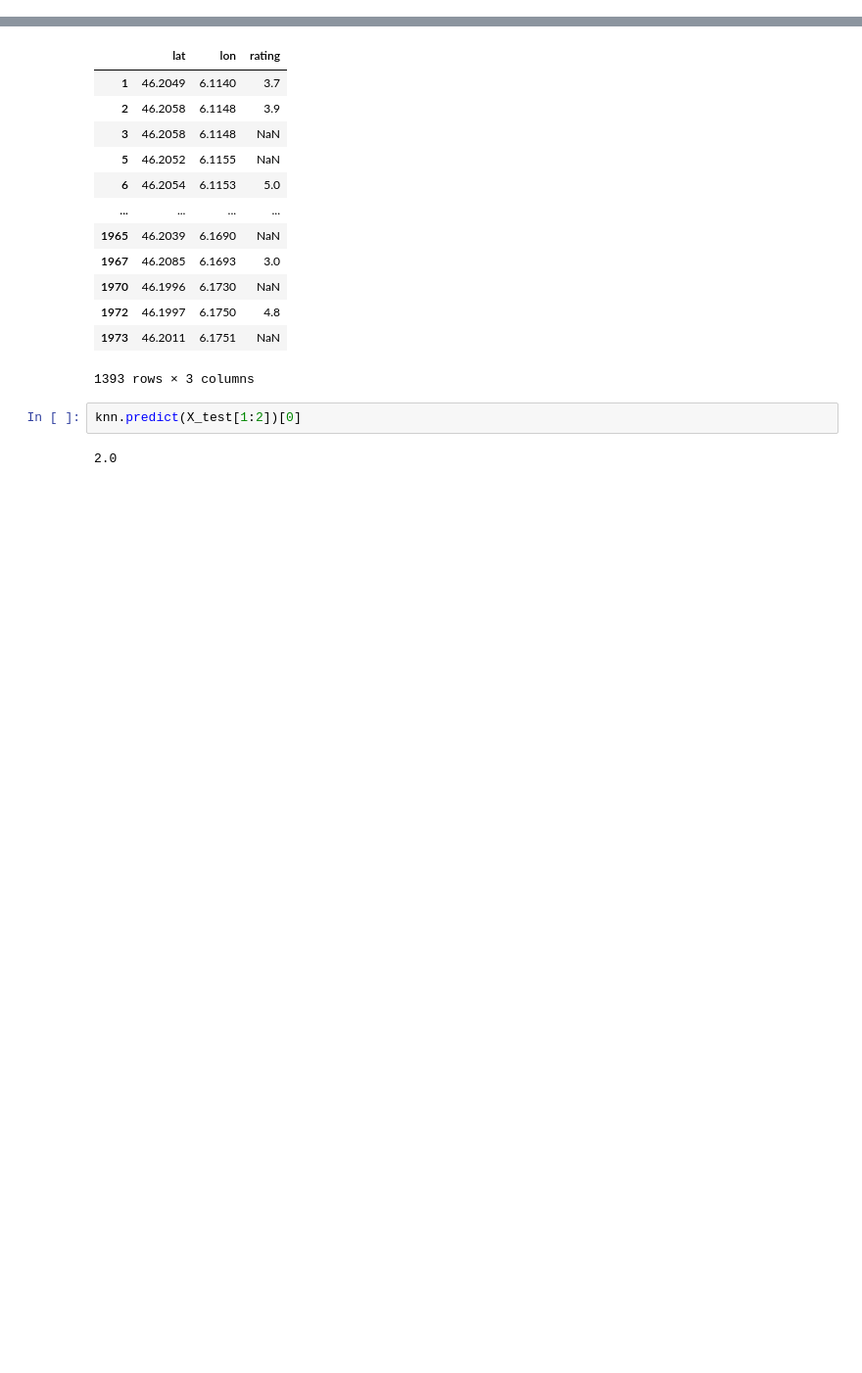
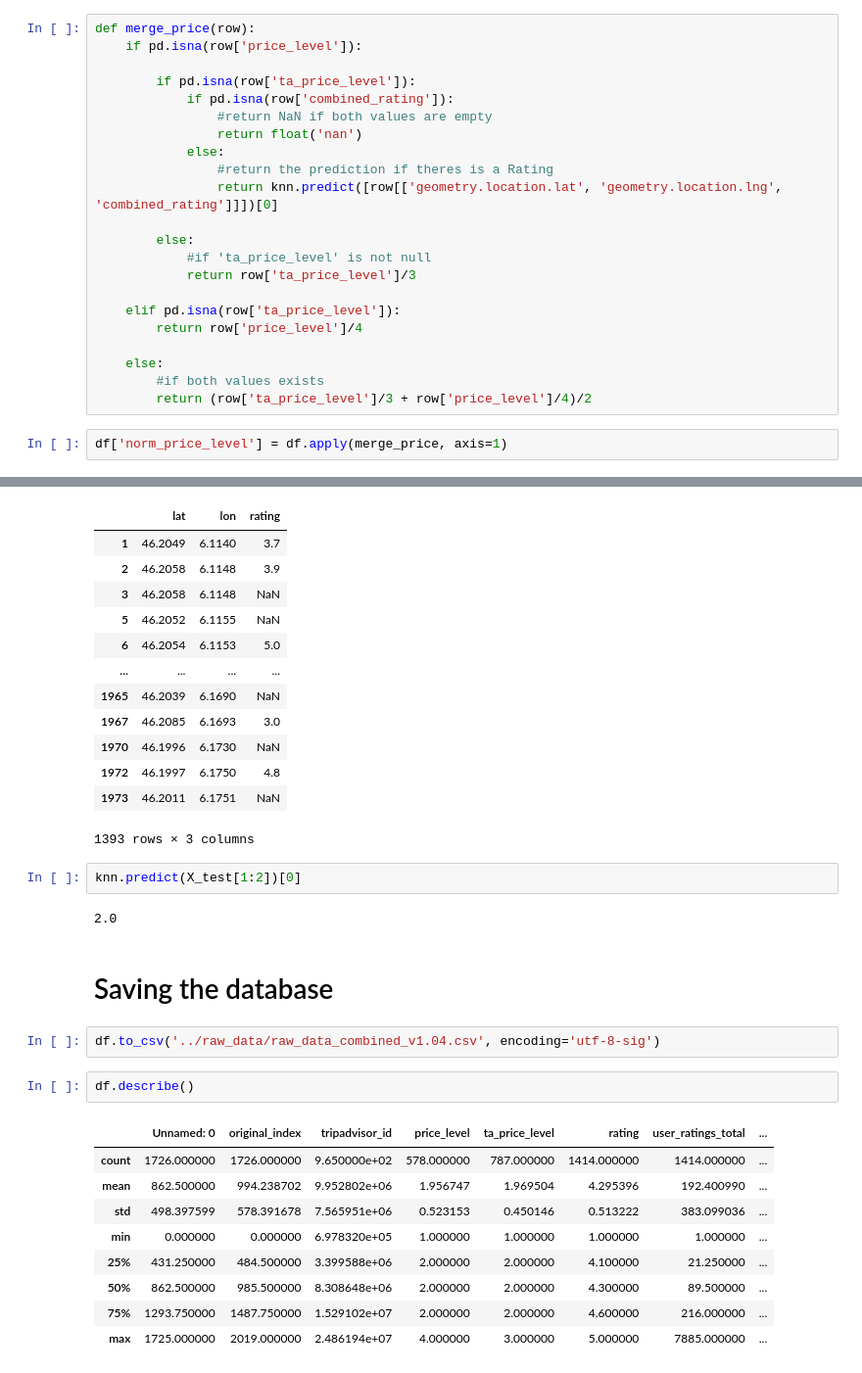
Before and after one commit to burakonurlu/best_restaurant_location, a Jupyter notebook: notebooks/K-means.ipynb, the cells around one changed output, grey strips where cells are left out. Shown: that part at 98% size. Drawn from its saved outputs; the diff is of its cells as text; blank space fills up the shorter version.

```diff
--- a/notebooks/K-means.ipynb
+++ b/notebooks/K-means.ipynb
@@ -60,0 +114,24 @@ X.describe()
+# %%
+def merge_price(row):
+    if pd.isna(row['price_level']):
+
+        if pd.isna(row['ta_price_level']):
+            if pd.isna(row['combined_rating']):
+                #return NaN if both values are empty
+                return float('nan')
+            else:
+                #return the prediction if theres is a Rating
+                return knn.predict([row[['geometry.location.lat', 'geometry.location.lng', 'combined_rating']]])[0]
+
+        else:
+            #if 'ta_price_level' is not null
+            return row['ta_price_level']/3
+
+    elif pd.isna(row['ta_price_level']):
+        return row['price_level']/4
+
+    else:
+        #if both values exists
+        return (row['ta_price_level']/3 + row['price_level']/4)/2
+# %%
+df['norm_price_level'] = df.apply(merge_price, axis=1)
@@ -110,3 +207,19 @@ X_test
 knn.predict(X_test[1:2])[0]
 # %% [output]
 2.0
+# %% [markdown]
+# Saving the database
+# %%
+df.to_csv('../raw_data/raw_data_combined_v1.04.csv', encoding='utf-8-sig')
+# %%
+df.describe()
+# %% [output]
+|  | Unnamed: 0 | original_index | tripadvisor_id | price_level | ta_price_level | rating | user_ratings_total | ... |
+| count | 1726.000000 | 1726.000000 | 9.650000e+02 | 578.000000 | 787.000000 | 1414.000000 | 1414.000000 | ... |
+| mean | 862.500000 | 994.238702 | 9.952802e+06 | 1.956747 | 1.969504 | 4.295396 | 192.400990 | ... |
+| std | 498.397599 | 578.391678 | 7.565951e+06 | 0.523153 | 0.450146 | 0.513222 | 383.099036 | ... |
+| min | 0.000000 | 0.000000 | 6.978320e+05 | 1.000000 | 1.000000 | 1.000000 | 1.000000 | ... |
+| 25% | 431.250000 | 484.500000 | 3.399588e+06 | 2.000000 | 2.000000 | 4.100000 | 21.250000 | ... |
+| 50% | 862.500000 | 985.500000 | 8.308648e+06 | 2.000000 | 2.000000 | 4.300000 | 89.500000 | ... |
+| 75% | 1293.750000 | 1487.750000 | 1.529102e+07 | 2.000000 | 2.000000 | 4.600000 | 216.000000 | ... |
+| max | 1725.000000 | 2019.000000 | 2.486194e+07 | 4.000000 | 3.000000 | 5.000000 | 7885.000000 | ... |
```
Also changed, not shown: parts of 22 cells of this notebook.
